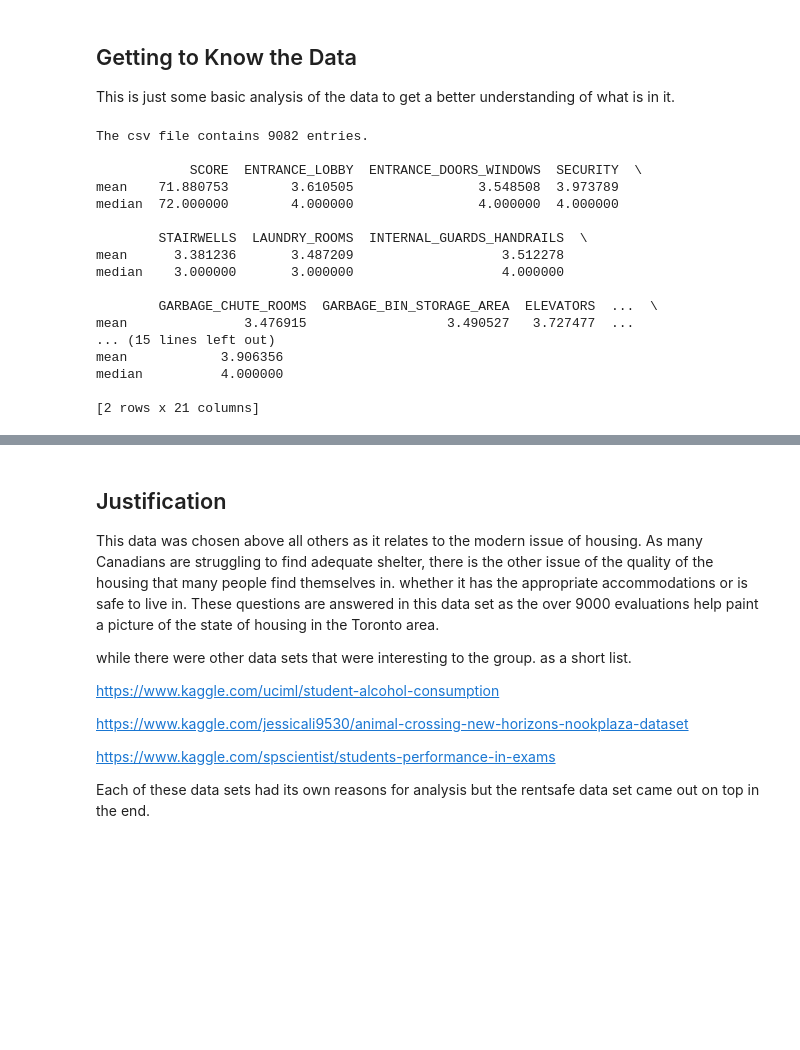
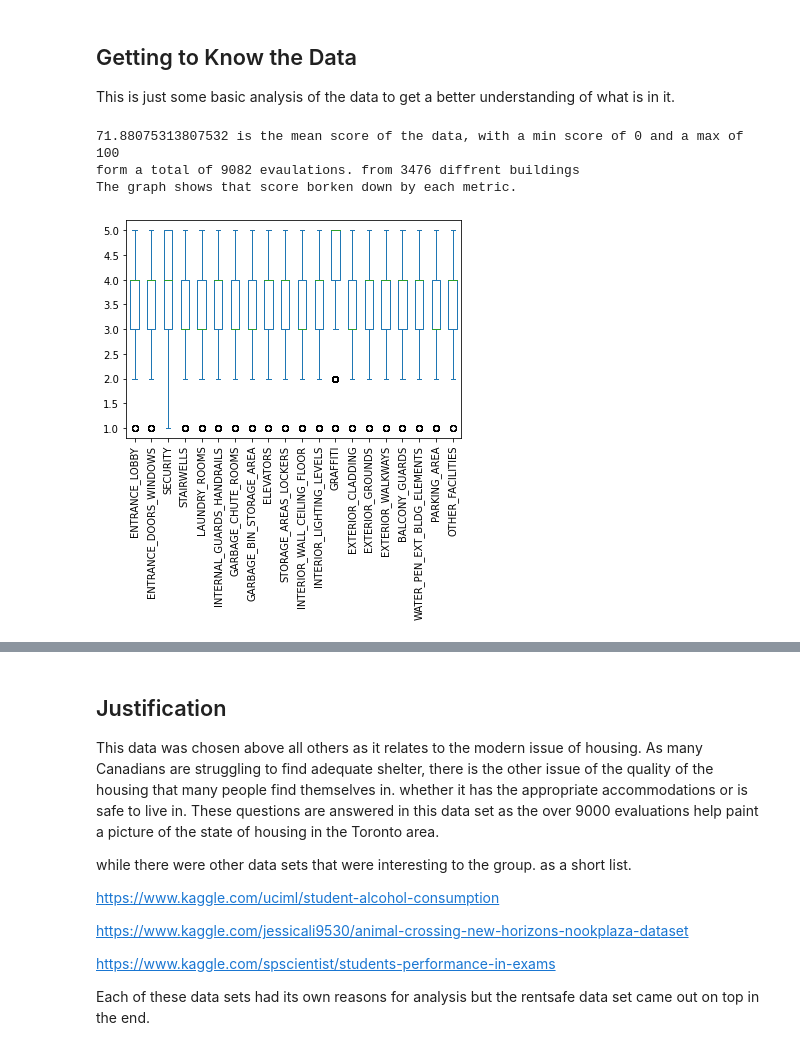
Before and after one commit to Seg-fau1t/CSCI-2000U-Final-Project-Group-6, a Jupyter notebook: My Work/Project-Group-6-Proposal.ipynb, the cells around one changed output, grey strips where cells are left out. Drawn from its saved outputs; the diff is of its cells as text; code cells hidden in the pictures; blank space fills up the shorter version.

```diff
--- a/My Work/Project-Group-6-Proposal.ipynb
+++ b/My Work/Project-Group-6-Proposal.ipynb
@@ -203,48 +207,35 @@ The projected Y coordinate associated with the building address. The projected c
 
 This is just some basic analysis of the data to get a better understanding of what is in it.
 # %%
-# some import colums put into list to make indexing easy.
-
+# some imprtent colums put into list to make indexing easy.
 attr = [
-'SCORE',
 'ENTRANCE_LOBBY',
 'ENTRANCE_DOORS_WINDOWS',
 'SECURITY',
 'STAIRWELLS',
 'LAUNDRY_ROOMS',
 'INTERNAL_GUARDS_HANDRAILS',
 'GARBAGE_CHUTE_ROOMS',
 'GARBAGE_BIN_STORAGE_AREA',
 'ELEVATORS',
 'STORAGE_AREAS_LOCKERS',
 'INTERIOR_WALL_CEILING_FLOOR',
 'INTERIOR_LIGHTING_LEVELS',
 'GRAFFITI',
 'EXTERIOR_CLADDING',
 'EXTERIOR_GROUNDS',
 'EXTERIOR_WALKWAYS',
 'BALCONY_GUARDS',
 'WATER_PEN_EXT_BLDG_ELEMENTS',
 'PARKING_AREA',
 'OTHER_FACILITIES']
 
-print(f"The csv file contains {len(df)} entries.\n")
-print(f"{df[attr].agg(['mean', 'median'])}")
+#looking at the boxplot for the metrics
+fig1 = df[attr].plot.box(rot=90)
+print(f"{df['SCORE'].mean()} is the mean score of the data, with a min score of {df['SCORE'].min()} and a max of {df['SCORE'].max()}")
+print(f"form a total of {df.shape[0]} evaulations. from {df['RSN'].nunique()} diffrent buildings\nThe graph shows that score borken down by each metric.")
 # %% [output]
-The csv file contains 9082 entries.
-
-            SCORE  ENTRANCE_LOBBY  ENTRANCE_DOORS_WINDOWS  SECURITY  \
-mean    71.880753        3.610505                3.548508  3.973789
-median  72.000000        4.000000                4.000000  4.000000
-
-        STAIRWELLS  LAUNDRY_ROOMS  INTERNAL_GUARDS_HANDRAILS  \
-mean      3.381236       3.487209                   3.512278
-median    3.000000       3.000000                   4.000000
-
-        GARBAGE_CHUTE_ROOMS  GARBAGE_BIN_STORAGE_AREA  ELEVATORS  ...  \
-mean               3.476915                  3.490527   3.727477  ...
-... (15 lines left out)
-mean            3.906356
-median          4.000000
-
-[2 rows x 21 columns]
+71.88075313807532 is the mean score of the data, with a min score of 0 and a max of 100
+form a total of 9082 evaulations. from 3476 diffrent buildings
+The graph shows that score borken down by each metric.
+[figure, added]
```
Also changed, not shown: parts of 8 cells of this notebook.
